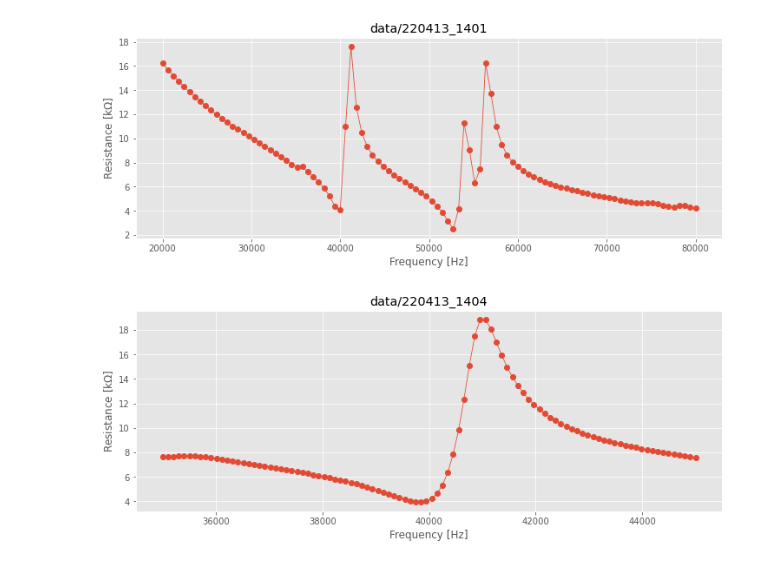
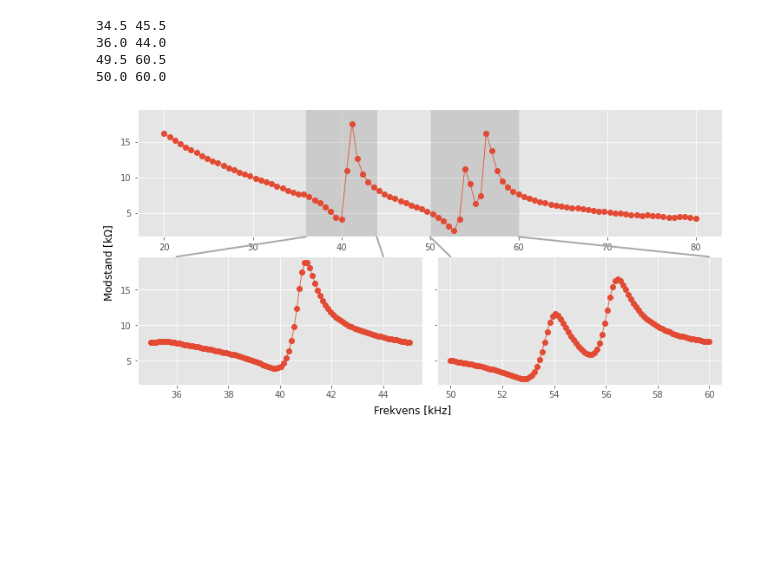
Before and after one commit to Oskari-Tuormaa/BAC, a Jupyter notebook: experiments/transducer_characteristics/plotting.ipynb, the cells around one changed output. Cells and saved outputs as stored; diff of their text form; code cells hidden in the pictures; blank space fills up the shorter version.

Commit message:
Changed some plots

```diff
--- a/experiments/transducer_characteristics/plotting.ipynb
+++ b/experiments/transducer_characteristics/plotting.ipynb
@@ -4,9 +4,11 @@ import numpy as np
 from pathlib import Path
 
 # %matplotlib widget
+plt.style.use("ggplot")
 # %%
-plt.close("all")
-dirs = list(Path("data").glob("[!.]*"))
+all_data = []
+
+dirs = list(Path("data").glob("[!T.]*"))
 dirs.sort()
 for in_dir in dirs:
     files = list(in_dir.glob("*.csv"))
@@ -30,15 +32,45 @@ for in_dir in dirs:
         res_arr.append(res)
 
     res_arr = np.array(res_arr)
+    freq_arr = np.array(freq_arr)
 
-    fig, ax = plt.subplots(1, 1, figsize=(10,4))
-    ax.plot(freq_arr, res_arr/1000, marker="o")
-    ax.set_title(in_dir)
-    # ax.set_xscale("log")
-    ax.grid(True, "both")
-    ax.set_xlabel(r"Frequency [Hz]")
-    ax.set_ylabel(r"Resistance [k$\Omega$]")
-    plt.show()
+    all_data.append([freq_arr, res_arr])
-# %% [output]
-[figure, removed]
-[figure, removed]
+# %%
+from matplotlib.patches import ConnectionPatch
+from matplotlib.transforms import blended_transform_factory
+from typing import Dict
+
+(freq1, res1), (freq2, res2), (freq3, res3) = all_data
+
+axd: Dict[str, plt.Axes]
+fig, axd = plt.subplot_mosaic([['top', 'top'], ['left', 'right']], figsize=(10,5), sharey=True)
+
+axd["top"].plot  (freq1/1000, res1/1000, marker="o", c="C0")
+axd["left"].plot (freq2/1000, res2/1000, marker="o", c="C0")
+axd["right"].plot(freq3/1000, res3/1000, marker="o", c="C0")
+
+
+trans = {k: blended_transform_factory(v.transData, v.transAxes) for k, v in axd.items()}
+for i, k in [[1, "left"], [2, "right"]]:
+    l1, l2 = axd[k].get_xlim()
+    l1 = np.ceil(l1 / 2) * 2
+    l2 = np.floor(l2 / 2) * 2
+    axd["top"].axvspan(l1, l2, color="gray", alpha=0.25)
+    for l in [l1, l2]:
+        con = ConnectionPatch(xyA=(l, 0), xyB=(l, 1),
+                              coordsA=trans["top"], coordsB=trans[k],
+                             axesA=axd["top"], axesB=axd[k],
+                             color="darkgray", lw=2)
+        con.set_in_layout(False)
+        fig.add_artist(con)
+
+fig.supxlabel(r"Frekvens [kHz]")
+fig.supylabel(r"Modstand [k$\Omega$]")
+
+fig.savefig("plots/frekvenskare.pdf")
+# %% [output]
+34.5 45.5
+36.0 44.0
+49.5 60.5
+50.0 60.0
+[figure, added]
```
Also changed, not shown: parts of 2 cells of this notebook, 5 other files.
